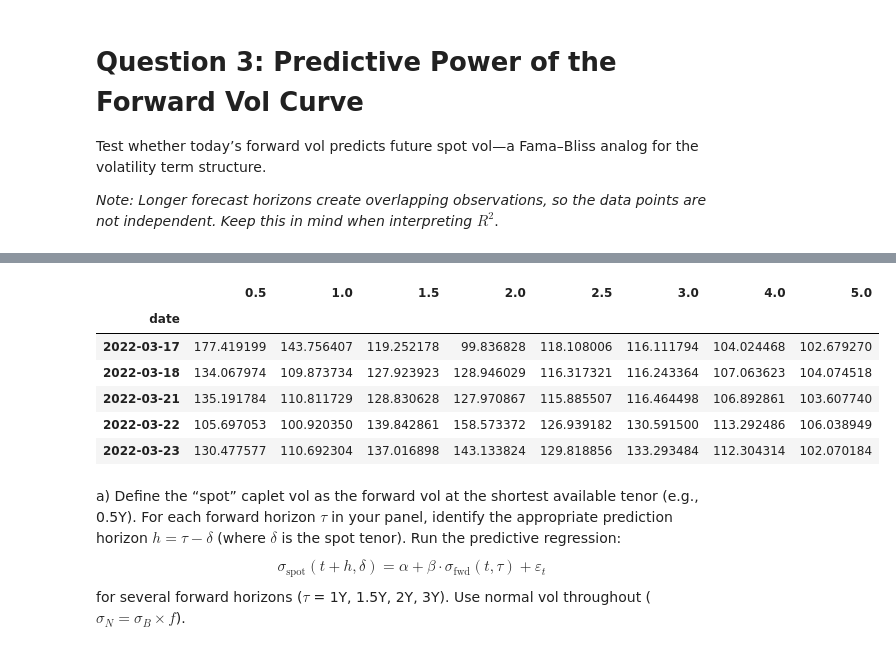
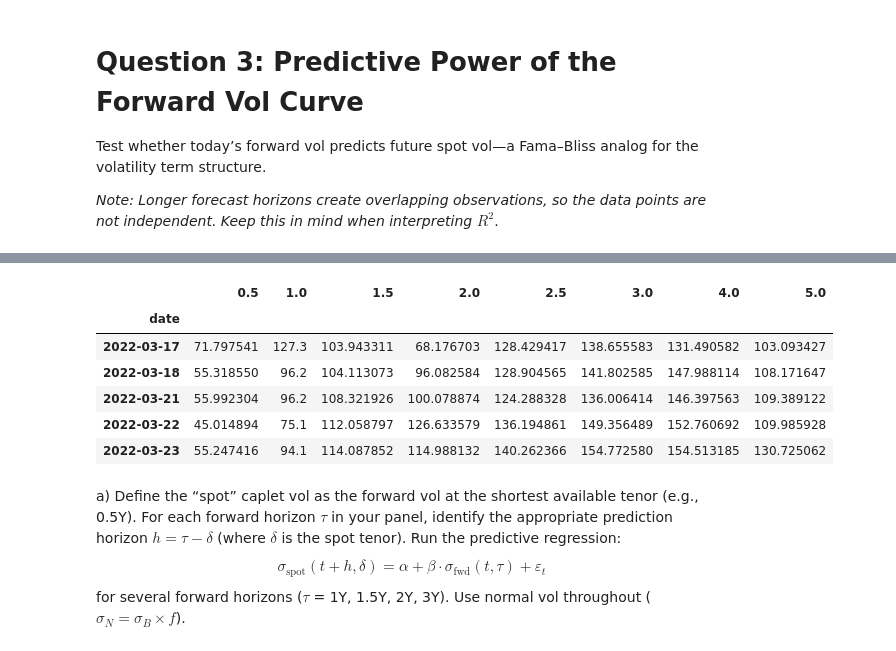
Before and after one commit to y3y-tech/Forward_Volatility_From_SOFR_Cap, a Jupyter notebook: Q3.ipynb, the cells around one changed output, grey strips where cells are left out. Cells and saved outputs as stored; diff of their text form; code cells hidden in the pictures.

```diff
--- a/Q3.ipynb
+++ b/Q3.ipynb
@@ -155,15 +136,86 @@ common_dates = cap_data.index.intersection(sofr_data.index)
 KEY_TENORS = [0.5, 1.0, 1.5, 2.0, 2.5, 3.0, 4.0, 5.0]
 fwd_vol_normal = pd.DataFrame(index=common_dates, columns=KEY_TENORS, dtype=float)
 
-print(f"Processing {len(common_dates)} dates...")
+print(f"Processing {len(common_dates)} dates using Q1 bootstrapping function...")
 for date in common_dates:
     try:
-        curves = build_quarterly_curves(date, cap_data, sofr_data)
-        fwd_vols = strip_forward_vols(curves)
+        # 1. Get raw data for the date
+        cap_vols_raw = cap_data.loc[date]
+        sofr_swaps_raw = sofr_data.loc[date].dropna()
+
+        # 2. Interpolate swaps to quarterly grid
+        tenors = np.arange(0.25, 10.25, 0.25)
+        quarterly_swaps = pd.Series(index=tenors, dtype=float)
+        quarterly_swaps.loc[sofr_swaps_raw.index] = sofr_swaps_raw.values
+        quarterly_swaps = quarterly_swaps.interpolate(method='index').ffill().bfill()
+
+        # 3. Bootstrap discount factors (Q1 style: annual compound to quarterly coupon)
+        discount_factors = {}
+        for T in sorted(quarterly_swaps.index):
+            R = quarterly_swaps[T]
+            c = (1 + R) ** 0.25 - 1
+            known_sum = sum(discount_factors[t] * c for t in discount_factors)
+            discount_factors[T] = (1 - known_sum) / (1 + c)
+        discount_factors = pd.Series(discount_factors)
+
+        # 4. Bootstrap simple forward rates (Q1 style)
+        forward_rates_dict = {}
+        tenors_list = sorted(discount_factors.index)
+        for i in range(1, len(tenors_list)):
+            T_prev = tenors_list[i - 1]
+            T_curr = tenors_list[i]
+            dt = T_curr - T_prev
+            forward_rates_dict[(T_prev, T_curr)] = (discount_factors[T_prev] / discount_factors[T_curr] - 1) / dt
+        forward_rates_series = pd.Series(forward_rates_dict)
+
+        # 5. Convert par strikes to simple rate convention
+        K_simple = ((1 + quarterly_swaps) ** 0.25 - 1) / 0.25
+
+        # 6. Convert Normal Vols to Black Vols and interpolate (Q1 style)
+        black_vols = {}
+        for maturity in cap_vols_raw.index:
+            if maturity < 0.5: continue
+            normal_vol = cap_vols_raw[maturity] / 10000
+            T_prev = round(maturity - 0.25, 2)
+            F = forward_rates_dict.get((T_prev, maturity), np.nan)
+            if not np.isnan(F) and F > 0:
+                black_vols[maturity] = normal_vol / F
+
+        if not black_vols: continue
+
+        quarterly_flat_vols = pd.Series(index=np.arange(0.5, 10.25, 0.25), dtype=float)
+        quarterly_flat_vols.loc[list(black_vols.keys())] = list(black_vols.values())
+        quarterly_flat_vols = quarterly_flat_vols.interpolate(method='index').ffill().bfill()
+
+        # 7. Calculate cap prices using flat vols (required for Q1 bootstrapping function)
+        cap_prices = {}
+        for maturity in quarterly_flat_vols.index:
+            if maturity < 1.0: continue
+            flat_vol = quarterly_flat_vols.loc[maturity]
+            caplet_maturities = np.arange(0.5, maturity + 0.25, 0.25)
+            total_price = 0.0
+            K = K_simple.loc[maturity]
+            for T in caplet_maturities:
+                T_expiry = round(T - 0.25, 2)
+                if T_expiry <= 0: continue
+                F = forward_rates_dict.get((T_expiry, T), np.nan)
+                df = discount_factors.get(T, np.nan)
+                if any(np.isnan([F, df])): break
+                total_price += black_caplet_price(flat_vol, F, K, T_expiry, df)
+            cap_prices[maturity] = total_price
+        cap_prices = pd.Series(cap_prices)
+
+        # 8. Bootstrap forward vols using the function from Q1.ipynb
+        fwd_vols_black = bootstrap_forward_vols(cap_prices, forward_rates_series, discount_factors, K_simple, quarterly_flat_vols)
+
+        # 9. Store results for KEY_TENORS in Normal Vol (bp)
         for t in KEY_TENORS:
-            if t in curves.index:
-                # Normal vol = Black vol * forward * 10000 (to bp)
-                fwd_vol_normal.loc[date, t] = fwd_vols.loc[t] * curves.loc[t, 'forwards'] * 10000
+            if t in fwd_vols_black.index:
+                T_prev = round(t - 0.25, 2)
+                F = forward_rates_dict.get((T_prev, t), np.nan)
+                if not np.isnan(F):
+                    # Normal vol = Black vol * forward * 10000
+                    fwd_vol_normal.loc[date, t] = fwd_vols_black.loc[t] * F * 10000
     except:
         pass
 print(f"Finished processing {len(common_dates)} dates.")
@@ -174,11 +226,11 @@ Processing 979 dates...
 Finished processing 979 dates.
 |  | 0.5 | 1.0 | 1.5 | 2.0 | 2.5 | 3.0 | 4.0 | 5.0 |
 | date |  |  |  |  |  |  |  |  |
-| 2022-03-17 | 177.419199 | 143.756407 | 119.252178 | 99.836828 | 118.108006 | 116.111794 | 104.024468 | 102.679270 |
-| 2022-03-18 | 134.067974 | 109.873734 | 127.923923 | 128.946029 | 116.317321 | 116.243364 | 107.063623 | 104.074518 |
-| 2022-03-21 | 135.191784 | 110.811729 | 128.830628 | 127.970867 | 115.885507 | 116.464498 | 106.892861 | 103.607740 |
-| 2022-03-22 | 105.697053 | 100.920350 | 139.842861 | 158.573372 | 126.939182 | 130.591500 | 113.292486 | 106.038949 |
-| 2022-03-23 | 130.477577 | 110.692304 | 137.016898 | 143.133824 | 129.818856 | 133.293484 | 112.304314 | 102.070184 |
+| 2022-03-17 | 71.797541 | 127.3 | 103.943311 | 68.176703 | 128.429417 | 138.655583 | 131.490582 | 103.093427 |
+| 2022-03-18 | 55.318550 | 96.2 | 104.113073 | 96.082584 | 128.904565 | 141.802585 | 147.988114 | 108.171647 |
+| 2022-03-21 | 55.992304 | 96.2 | 108.321926 | 100.078874 | 124.288328 | 136.006414 | 146.397563 | 109.389122 |
+| 2022-03-22 | 45.014894 | 75.1 | 112.058797 | 126.633579 | 136.194861 | 149.356489 | 152.760692 | 109.985928 |
+| 2022-03-23 | 55.247416 | 94.1 | 114.087852 | 114.988132 | 140.262366 | 154.772580 | 154.513185 | 130.725062 |
 # %% [markdown]
 
 a) Define the “spot” caplet vol as the forward vol at the shortest available tenor (e.g., 0.5Y). For each forward horizon $\tau$ in your panel, identify the appropriate prediction horizon $h = \tau - \delta$ (where $\delta$ is the spot tenor). Run the predictive regression:
```
Also changed, not shown: parts of 5 cells of this notebook, 3 other files.
